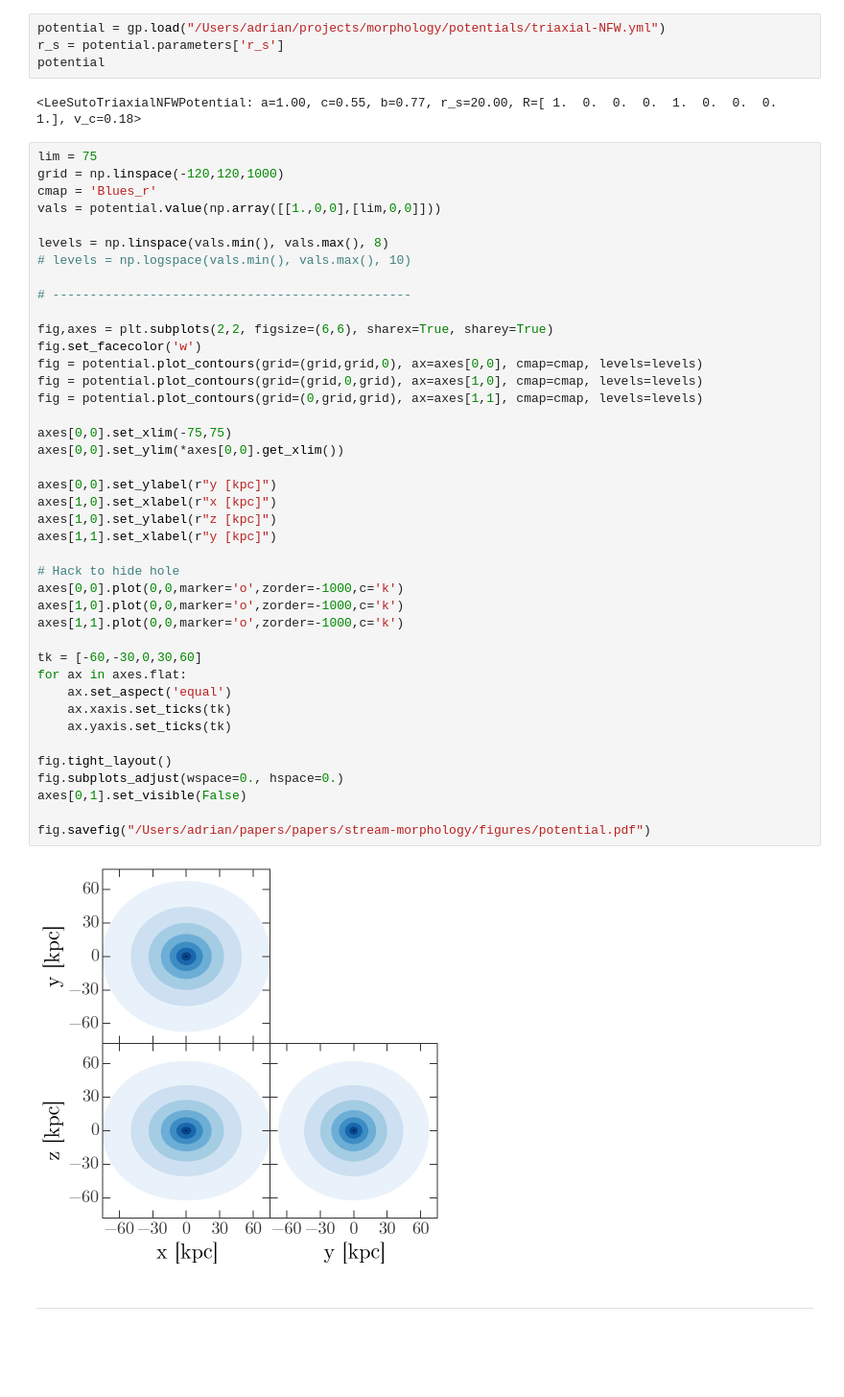
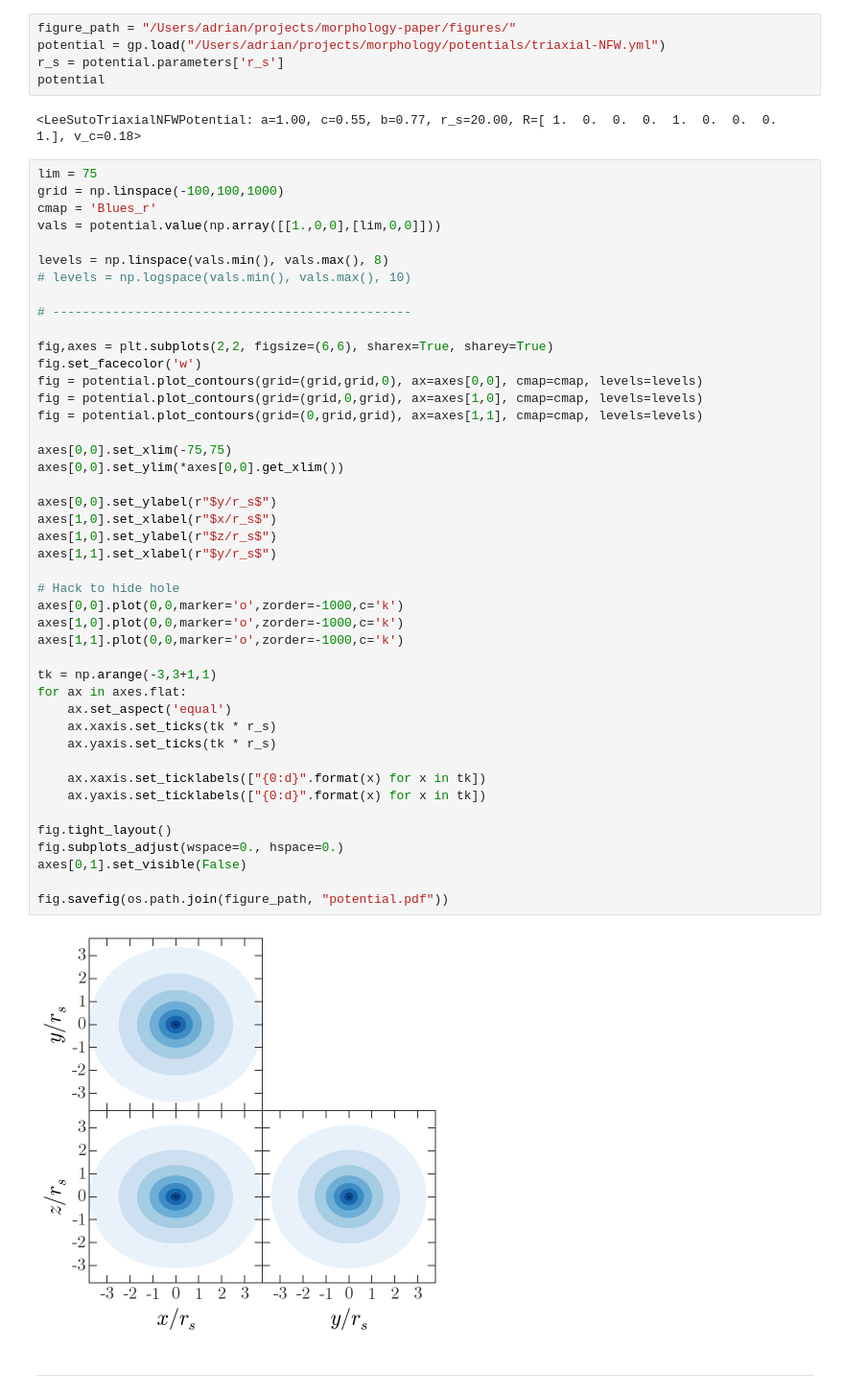
Before and after one commit to adrn/StreamMorphology, a Jupyter notebook: notebooks/Figure - potential.ipynb, the cells around one changed output. Shown at 96% size. Drawn from its saved outputs; the diff is of its cells as text; blank space fills up the shorter version.

```diff
--- a/notebooks/Figure - potential.ipynb
+++ b/notebooks/Figure - potential.ipynb
@@ -17,6 +18,7 @@ import gary.potential as gp
 from gary.units import galactic
 G = G.decompose(galactic).value
 # %%
+figure_path = "/Users/adrian/projects/morphology-paper/figures/"
 potential = gp.load("/Users/adrian/projects/morphology/potentials/triaxial-NFW.yml")
 r_s = potential.parameters['r_s']
 potential
@@ -24,47 +26,50 @@ potential
 <LeeSutoTriaxialNFWPotential: a=1.00, c=0.55, b=0.77, r_s=20.00, R=[ 1.  0.  0.  0.  1.  0.  0.  0.  1.], v_c=0.18>
 # %%
 lim = 75
-grid = np.linspace(-120,120,1000)
+grid = np.linspace(-100,100,1000)
 cmap = 'Blues_r'
 vals = potential.value(np.array([[1.,0,0],[lim,0,0]]))
 
 levels = np.linspace(vals.min(), vals.max(), 8)
 # levels = np.logspace(vals.min(), vals.max(), 10)
 
 # ------------------------------------------------
 
 fig,axes = plt.subplots(2,2, figsize=(6,6), sharex=True, sharey=True)
 fig.set_facecolor('w')
 fig = potential.plot_contours(grid=(grid,grid,0), ax=axes[0,0], cmap=cmap, levels=levels)
 fig = potential.plot_contours(grid=(grid,0,grid), ax=axes[1,0], cmap=cmap, levels=levels)
 fig = potential.plot_contours(grid=(0,grid,grid), ax=axes[1,1], cmap=cmap, levels=levels)
 
 axes[0,0].set_xlim(-75,75)
 axes[0,0].set_ylim(*axes[0,0].get_xlim())
 
-axes[0,0].set_ylabel(r"y [kpc]")
-axes[1,0].set_xlabel(r"x [kpc]")
-axes[1,0].set_ylabel(r"z [kpc]")
-axes[1,1].set_xlabel(r"y [kpc]")
+axes[0,0].set_ylabel(r"$y/r_s$")
+axes[1,0].set_xlabel(r"$x/r_s$")
+axes[1,0].set_ylabel(r"$z/r_s$")
+axes[1,1].set_xlabel(r"$y/r_s$")
 
 # Hack to hide hole
 axes[0,0].plot(0,0,marker='o',zorder=-1000,c='k')
 axes[1,0].plot(0,0,marker='o',zorder=-1000,c='k')
 axes[1,1].plot(0,0,marker='o',zorder=-1000,c='k')
 
-tk = [-60,-30,0,30,60]
+tk = np.arange(-3,3+1,1)
 for ax in axes.flat:
     ax.set_aspect('equal')
-    ax.xaxis.set_ticks(tk)
-    ax.yaxis.set_ticks(tk)
+    ax.xaxis.set_ticks(tk * r_s)
+    ax.yaxis.set_ticks(tk * r_s)
+
+    ax.xaxis.set_ticklabels(["{0:d}".format(x) for x in tk])
+    ax.yaxis.set_ticklabels(["{0:d}".format(x) for x in tk])
 
 fig.tight_layout()
 fig.subplots_adjust(wspace=0., hspace=0.)
 axes[0,1].set_visible(False)
 
-fig.savefig("/Users/adrian/papers/papers/stream-morphology/figures/potential.pdf")
+fig.savefig(os.path.join(figure_path, "potential.pdf"))
 # %% [output]
-[figure, old version]
+[figure, new version]
 # %% [markdown]
 ---
 # %%
```
Also changed, not shown: parts of 1 cell of this notebook.
